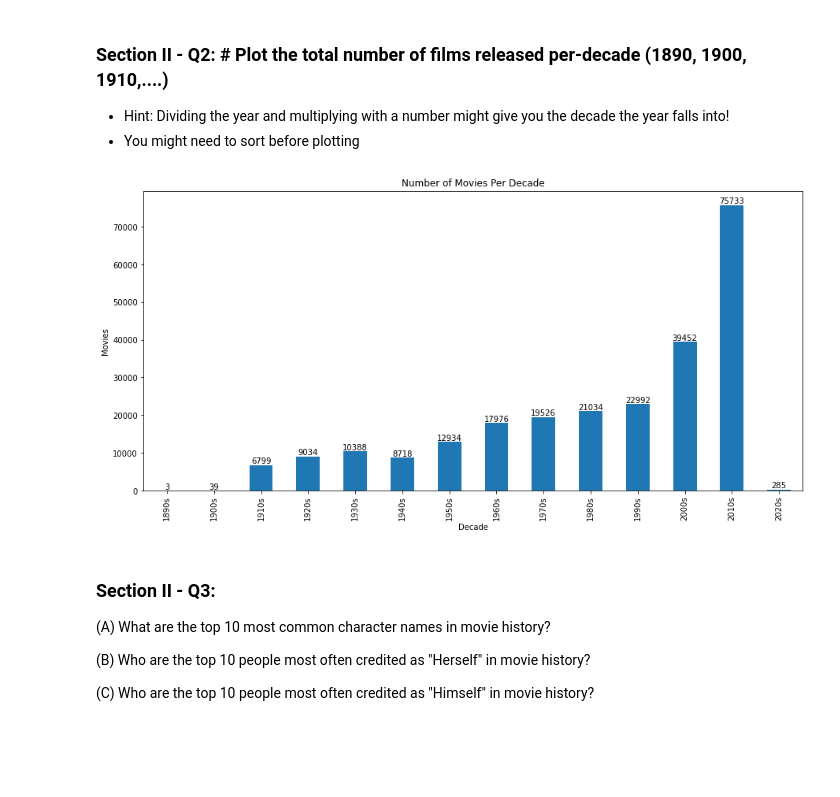
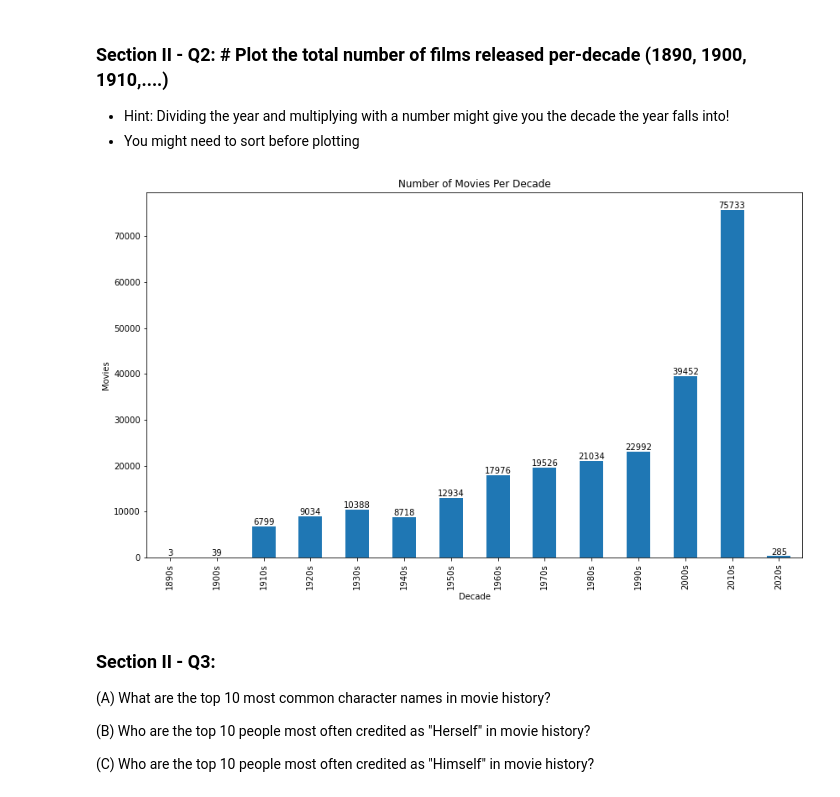
Before and after one commit to robertvalencia/Springboard, a Jupyter notebook: mec-mini-projects/mec-5.3.10-data-wranging-with-pandas-mini-project/Mini_Project_Data_Wrangling_Pandas.ipynb, the cells around one changed output. Drawn from its saved outputs; the diff is of its cells as text; code cells hidden in the pictures; blank space fills up the shorter version.

Commit message:
slightly improved code and graphs

```diff
--- a/mec-mini-projects/mec-5.3.10-data-wranging-with-pandas-mini-project/Mini_Project_Data_Wrangling_Pandas.ipynb
+++ b/mec-mini-projects/mec-5.3.10-data-wranging-with-pandas-mini-project/Mini_Project_Data_Wrangling_Pandas.ipynb
@@ -458,15 +458,15 @@ yearly_2000s_top3
 - You might need to sort before plotting
 # %%
 movies_per_decade = movies.copy()
-movies_per_decade['year'] = (movies['year']//10)*10
+movies_per_decade['year'] = (movies['year'] // 10) * 10
 movies_per_decade.rename(columns={'year':'Decade'}, inplace=True)
 movies_per_decade = movies_per_decade[movies_per_decade['Decade'] <= 2020].value_counts('Decade', sort=False)
-ax = movies_per_decade.plot.bar(ylabel='Movies', title='Number of Movies Per Decade', figsize=(15,7))
+ax = movies_per_decade.plot.bar(ylabel='Movies', title='Number of Movies Per Decade', figsize=(14,8))
 ax.set_xticklabels("{}s".format(str(decade)) for decade in movies_per_decade.index)
-for decade_pos, num_movies in enumerate(movies_per_decade.values):
-    ax.annotate(str(num_movies), xy=(decade_pos, num_movies), verticalalignment='bottom', horizontalalignment='center')
+for decade_xpos, num_movies in enumerate(movies_per_decade.values):
+    ax.annotate(str(num_movies), xy=(decade_xpos, num_movies), verticalalignment='bottom', horizontalalignment='center')
 # %% [output]
-[figure, old version]
+[figure, new version]
 # %% [markdown]
 ### Section II - Q3:
 
```
Also changed, not shown: parts of 22 cells of this notebook.
